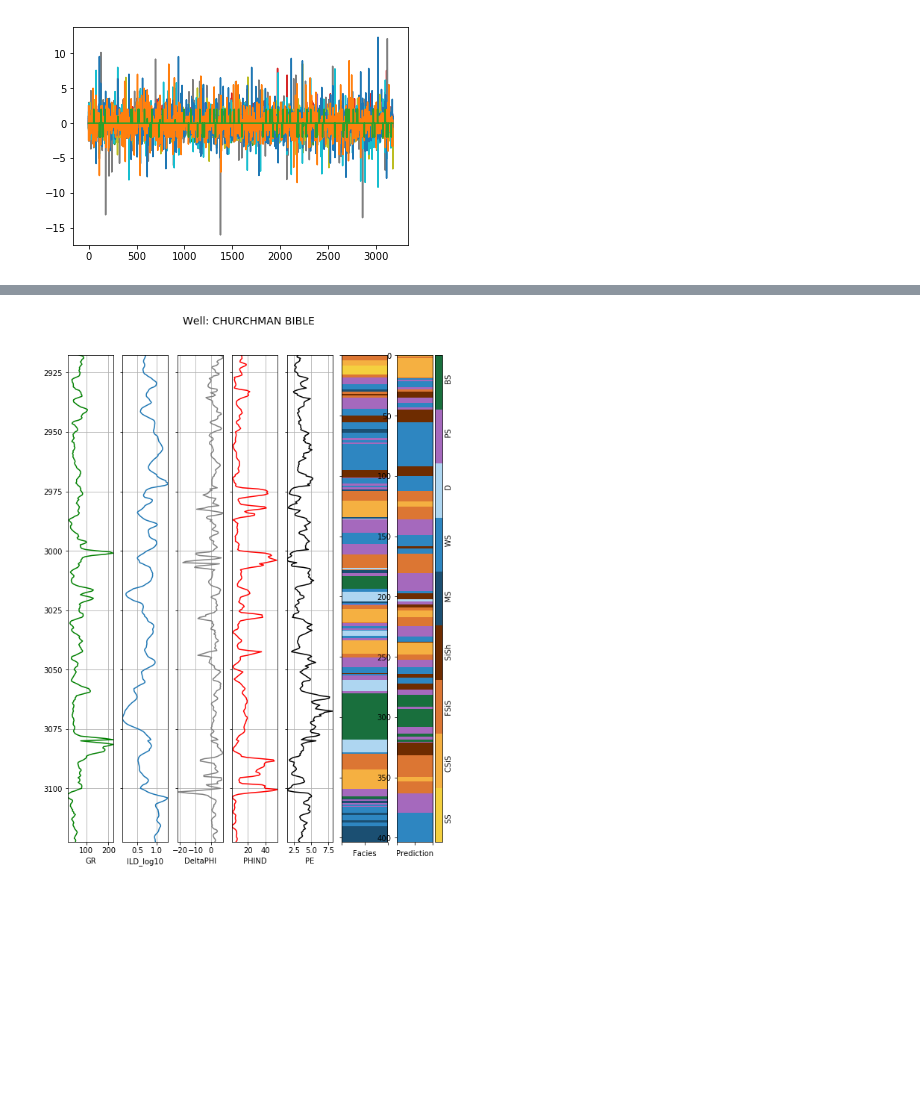
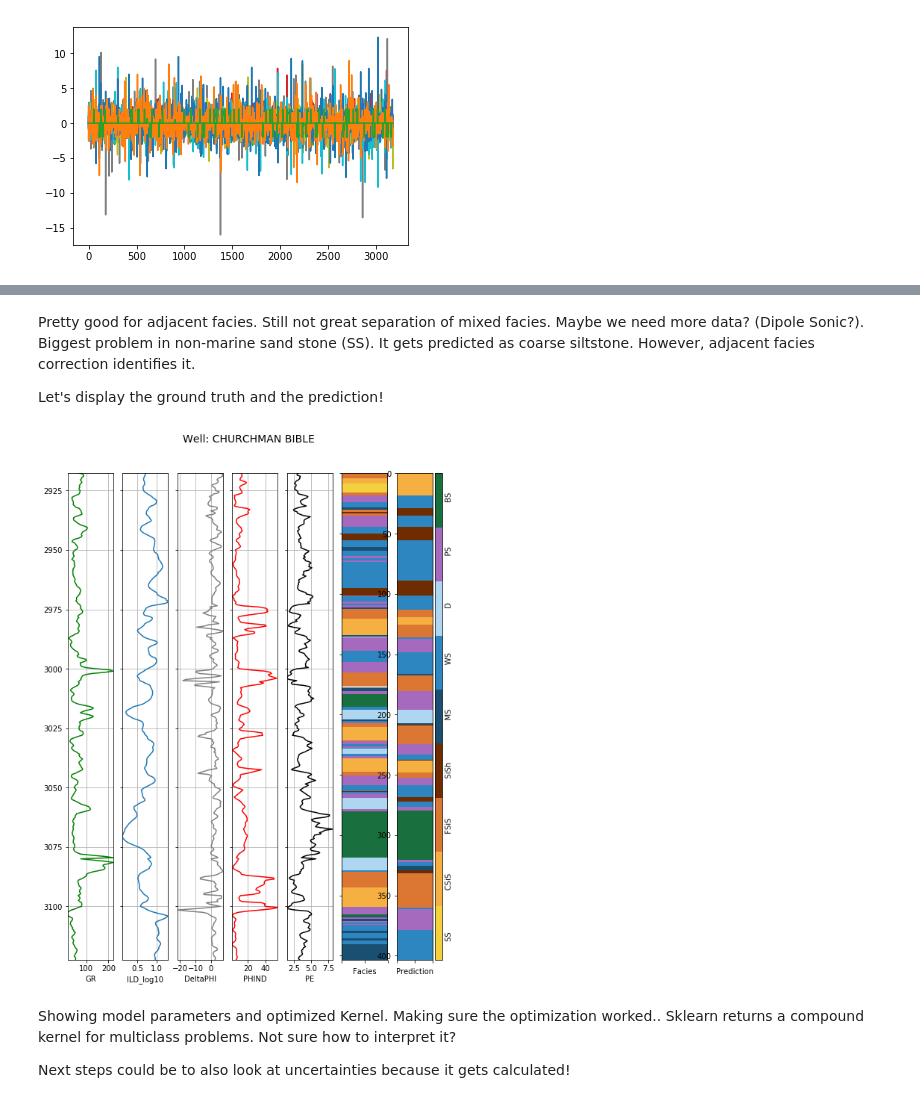
Before and after one commit to tasansal/logfacies, a Jupyter notebook: logfacies.ipynb, the cells around one changed output, grey strips where cells are left out. Saved outputs shown, nothing was run; the diff lists cells and outputs as text; code cells hidden in the pictures; blank space fills up the shorter version.

```diff
--- a/logfacies.ipynb
+++ b/logfacies.ipynb
@@ -257,8 +261,8 @@ stats_check = plot(X_train)
 kernel = 1.0 * RBF([1.0])
 clf = GaussianProcessClassifier(kernel=kernel, n_jobs=-1)
 
-# SVM
-clf = svm.SVC()
+# # SVM
+# clf = svm.SVC()
 
 clf.fit(X_train,y_train)
 predicted_labels = clf.predict(X_test)
@@ -363,0 +350,9 @@ Precision  1.00  1.00  0.75  0.21  0.95  0.96  1.00  0.89  0.98  0.91
+# %%
+predicted_blind_labels = medfilt(clf.predict(X_blind), kernel_size=11)
+
+conf = confusion_matrix(correct_blind_facies_labels, predicted_blind_labels)
+display_cm(conf, FACIES_LABELS.values(), hide_zeros=True, display_metrics=True)
+print('** Facies classification accuracy (f1) = %f\n' % accuracy(conf))
+
+display_adj_cm(conf, FACIES_LABELS.values(), adjacent_facies, hide_zeros=True, display_metrics=True)
+print('** Facies classification accuracy (f1) = %f\n' % accuracy_adjacent(conf, adjacent_facies))
@@ -364,7 +377,15 @@ Precision  1.00  1.00  0.75  0.21  0.95  0.96  1.00  0.89  0.98  0.91
+# %% [markdown]
+Pretty good for adjacent facies. Still not great separation of mixed facies. Maybe we need more data? (Dipole Sonic?). Biggest problem in non-marine sand stone (SS). It gets predicted as coarse siltstone. However, adjacent facies correction identifies it.
+
+Let's display the ground truth and the prediction!
 # %%
 blind_well = blind_well_orig * 1
-blind_well['Prediction'] = medfilt(insert(predicted_blind_labels, 0, 0), kernel_size=3)
+blind_well['Prediction'] = insert(predicted_blind_labels, 0, 0)
 blind_well['Well Name'] = blind_well_orig.index
 compare_facies_plot(blind_well, 'Prediction', FACIES_COLORS)
 # %% [output]
-[figure, old version]
+[figure, new version]
+# %% [markdown]
+Showing model parameters and optimized Kernel. Making sure the optimization worked.. Sklearn returns a compound kernel for multiclass problems. Not sure how to interpret it?
+
+Next steps could be to also look at uncertainties because it gets calculated!
```
Also changed, not shown: parts of 8 cells of this notebook.
